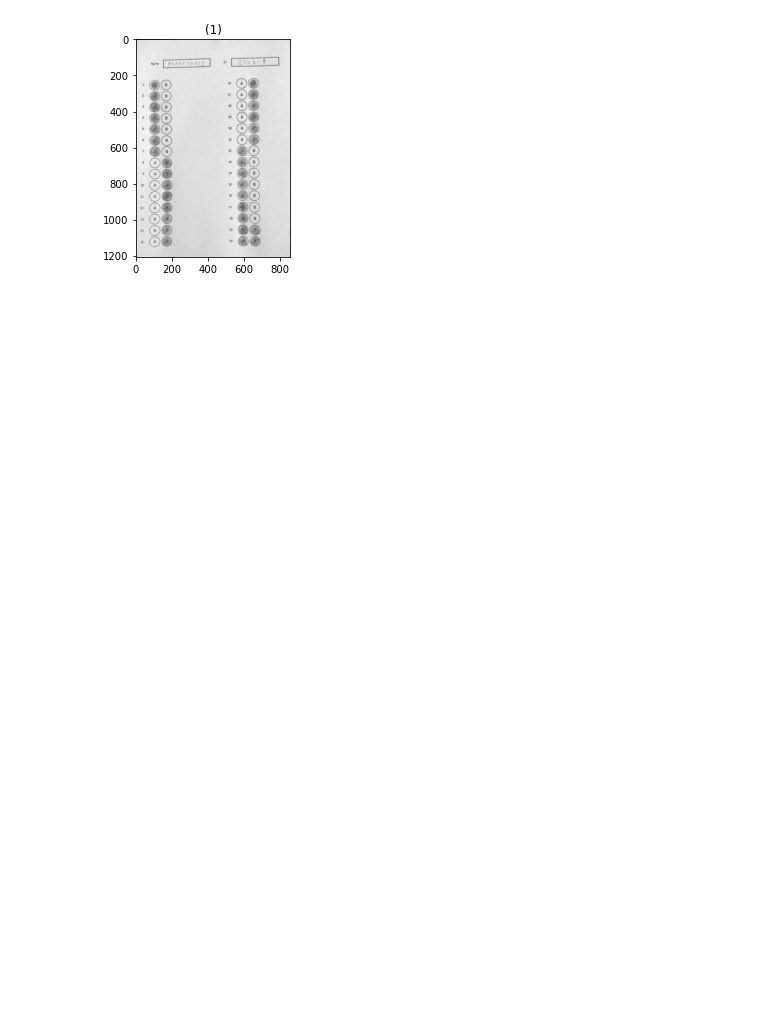
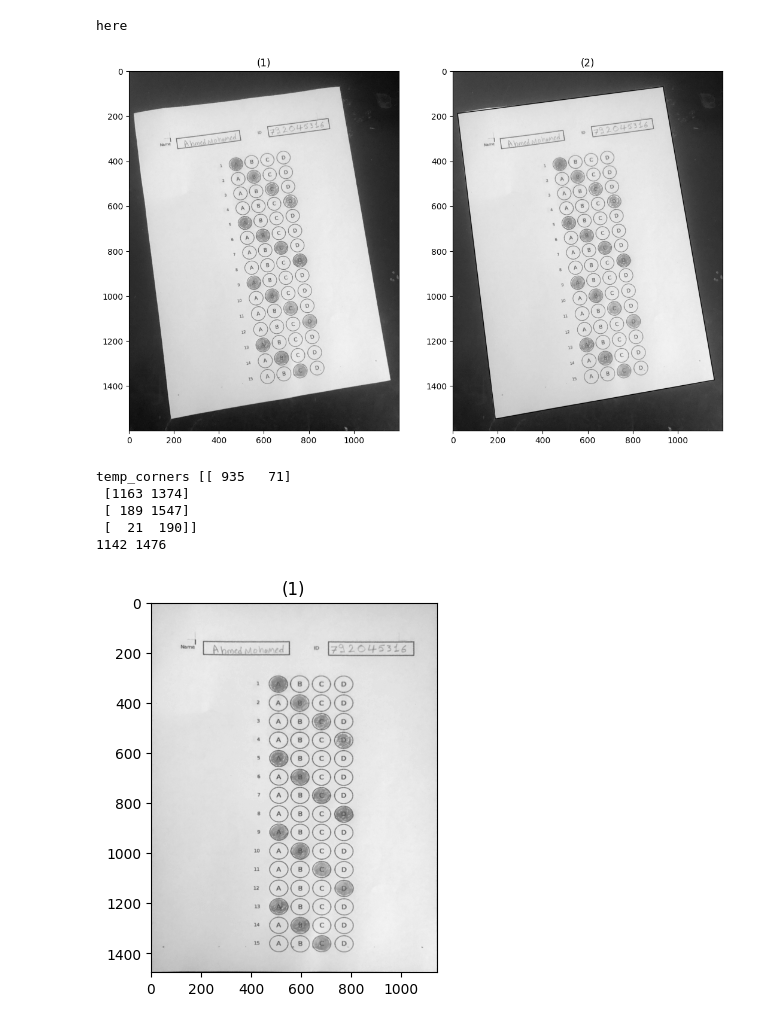
Before and after one commit to ZiadSheriif/Sa7a7LY, a Jupyter notebook: BubbleSheet/final.ipynb, the cells around one changed output. Drawn from its saved outputs; the diff is of its cells as text; code cells hidden in the pictures; blank space fills up the shorter version.

Commit message:
update bubblesheet for harder cases

```diff
--- a/BubbleSheet/final.ipynb
+++ b/BubbleSheet/final.ipynb
@@ -27,7 +27,8 @@ import pandas as pd
 # # read image 1.jpg
 # img = cv.imread('dataset/inputs/Five0.png',0)
 # read image 1.jpg
-img = cv.imread('dataset/Bubble_Data/5_new.jpeg',0)
+# img = cv.imread('dataset/1/79f99717-0aed-47f1-925b-9eb7fbf2772e.jpg',0) #
+img = cv.imread('dataset/Bubble_Data/3.jpg',0)
 # colored_img = cv.imread('datasets/dataset_module1/01.jpg')
 # img = cv.imread('datasets/dataset_module1/11.jpg',0)
 
@@ -75,15 +76,26 @@ show_images([cannyEdges])
 img_cpy = img.copy()
 img_cpy = cv.adaptiveThreshold(img_cpy,255,cv.ADAPTIVE_THRESH_GAUSSIAN_C,cv.THRESH_BINARY,59,3)
 contours, hierarchy = cv.findContours(cannyEdges,
-    cv.RETR_EXTERNAL, cv.CHAIN_APPROX_NONE)
+    cv.RETR_CCOMP,cv.CHAIN_APPROX_SIMPLE)
 
 sorted_contours = sorted(contours, key=cv.contourArea)
 
 c = max(sorted_contours, key = cv.contourArea)
 maxCountourArea = cv.contourArea(c)
 
+image_area = img.shape[0] * img.shape[1]
+min_valid_contour_area = maxCountourArea
+final_contour = c
+for contour in sorted_contours:
+    contour_area = cv.contourArea(contour)
+    if contour_area > 0.4 * image_area and contour_area < min_valid_contour_area:
+        min_valid_contour_area = contour_area
+        final_contour = contour
+c = final_contour
+maxCountourArea = min_valid_contour_area
 transormedImg = img.copy()
 if(maxCountourArea > 0.4 * img.shape[0] * img.shape[1]):
+    print("here")
     # limit contour to quadrilateral
     peri = cv.arcLength(c, True)
     corners = cv.approxPolyDP(c, 0.04 * peri, True)
@@ -117,34 +129,41 @@ if(maxCountourArea > 0.4 * img.shape[0] * img.shape[1]):
         top_left = temp_corners[0]
         top_right = temp_corners[1]
     else:
         top_left = temp_corners[1]
         top_right = temp_corners[0]
 
     if temp_corners[2][1] < temp_corners[3][1]:
         bottom_left = temp_corners[2]
         bottom_right = temp_corners[3]
     else:
         bottom_left = temp_corners[3]
         bottom_right = temp_corners[2]
 
     height = np.max([top_left[1],top_right[1],bottom_left[1],bottom_right[1]]) - np.min([top_left[1],top_right[1],bottom_left[1],bottom_right[1]])
     width = np.max([top_left[0],top_right[0],bottom_left[0],bottom_right[0]]) - np.min([top_left[0],top_right[0],bottom_left[0],bottom_right[0]])
     print(width,height)
     oldPoints = np.float32([top_left,bottom_left,top_right,bottom_right])
     newPoints = np.float32([[0,0],[width,0],[0,height],[width,height]])
     transformationMatrix = cv.getPerspectiveTransform(oldPoints,newPoints)
     transormedImg = cv.warpPerspective(img,transformationMatrix,(width,height))
 
 show_images(images = [transormedImg])
 
 white_img_contours = np.ones(img_cpy.shape)
 
 for contour in sorted_contours:
     x,y,w,h = cv.boundingRect(contour)
     if w/h >= 0.7 and w/h <=1.3 and cv.contourArea(contour) <0.5* img.shape[0]*img.shape[1]:
         cv.fillPoly(white_img_contours, pts =[contour], color=(0,0,0))
 # %% [output]
+here
-[figure, old version]
+[figure, new version]
+temp_corners [[ 935   71]
+ [1163 1374]
+ [ 189 1547]
+ [  21  190]]
+1142 1476
+[figure, added]
 # %%
 # use canny to detect edges
 cannyEdges = cannyEdge(transormedImg)
```
Also changed, not shown: parts of 21 cells of this notebook, 25 other files.
